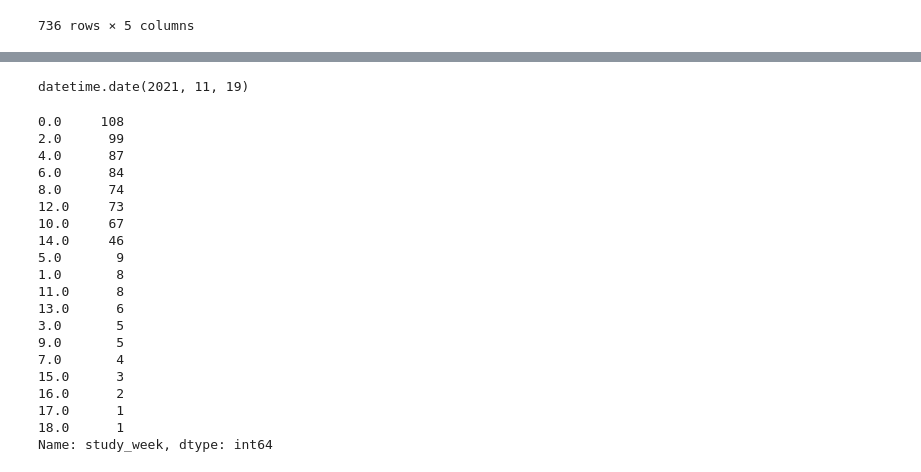
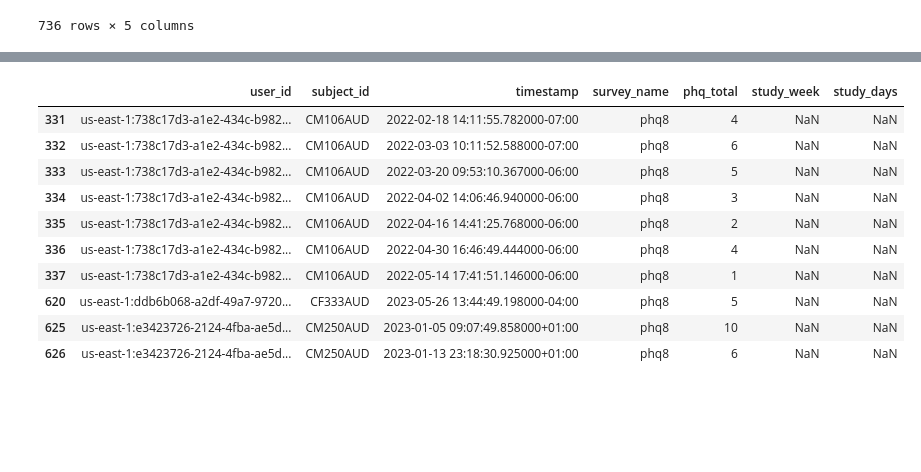
Before and after one commit to mbthompson14/HR_DSMB_2023, a Jupyter notebook: hr_phq8/hr_phq8.ipynb, the cells around one changed output, grey strips where cells are left out. Drawn from its saved outputs; the diff is of its cells as text; code cells hidden in the pictures; blank space fills up the shorter version.

```diff
--- a/hr_phq8/hr_phq8.ipynb
+++ b/hr_phq8/hr_phq8.ipynb
@@ -54,7 +44,3 @@ df_ref
-# %%
-df_ref.iloc[0,2].date()
-# %% [output]
-datetime.date(2021, 11, 19)
 # %%
 def get_study_week(row):
     baseline_date = pd.to_datetime(df_ref.loc[df_ref['record_id']==row['subject_id'],['visit_date']].values[0][0]).date()
@@ -72,23 +58,14 @@ for i, row in df.iterrows():
-# %%
-df['study_week'].value_counts()
-# %% [output]
-0.0     108
-2.0      99
-4.0      87
-6.0      84
-8.0      74
-12.0     73
-10.0     67
-14.0     46
-5.0       9
-1.0       8
-11.0      8
-13.0      6
-3.0       5
-9.0       5
-7.0       4
-15.0      3
-16.0      2
-17.0      1
-18.0      1
-Name: study_week, dtype: int64
+# %%
+df.loc[df['study_days'].isna()]
+# %% [output]
+|  | user_id | subject_id | timestamp | survey_name | phq_total | study_week | study_days |
+| 331 | us-east-1:738c17d3-a1e2-434c-b982... | CM106AUD | 2022-02-18 14:11:55.782000-07:00 | phq8 | 4 | NaN | NaN |
+| 332 | us-east-1:738c17d3-a1e2-434c-b982... | CM106AUD | 2022-03-03 10:11:52.588000-07:00 | phq8 | 6 | NaN | NaN |
+| 333 | us-east-1:738c17d3-a1e2-434c-b982... | CM106AUD | 2022-03-20 09:53:10.367000-06:00 | phq8 | 5 | NaN | NaN |
+| 334 | us-east-1:738c17d3-a1e2-434c-b982... | CM106AUD | 2022-04-02 14:06:46.940000-06:00 | phq8 | 3 | NaN | NaN |
+| 335 | us-east-1:738c17d3-a1e2-434c-b982... | CM106AUD | 2022-04-16 14:41:25.768000-06:00 | phq8 | 2 | NaN | NaN |
+| 336 | us-east-1:738c17d3-a1e2-434c-b982... | CM106AUD | 2022-04-30 16:46:49.444000-06:00 | phq8 | 4 | NaN | NaN |
+| 337 | us-east-1:738c17d3-a1e2-434c-b982... | CM106AUD | 2022-05-14 17:41:51.146000-06:00 | phq8 | 1 | NaN | NaN |
+| 620 | us-east-1:ddb6b068-a2df-49a7-9720... | CF333AUD | 2023-05-26 13:44:49.198000-04:00 | phq8 | 5 | NaN | NaN |
+| 625 | us-east-1:e3423726-2124-4fba-ae5d... | CM250AUD | 2023-01-05 09:07:49.858000+01:00 | phq8 | 10 | NaN | NaN |
+| 626 | us-east-1:e3423726-2124-4fba-ae5d... | CM250AUD | 2023-01-13 23:18:30.925000+01:00 | phq8 | 6 | NaN | NaN |
```
Also changed, not shown: parts of 7 cells of this notebook.
